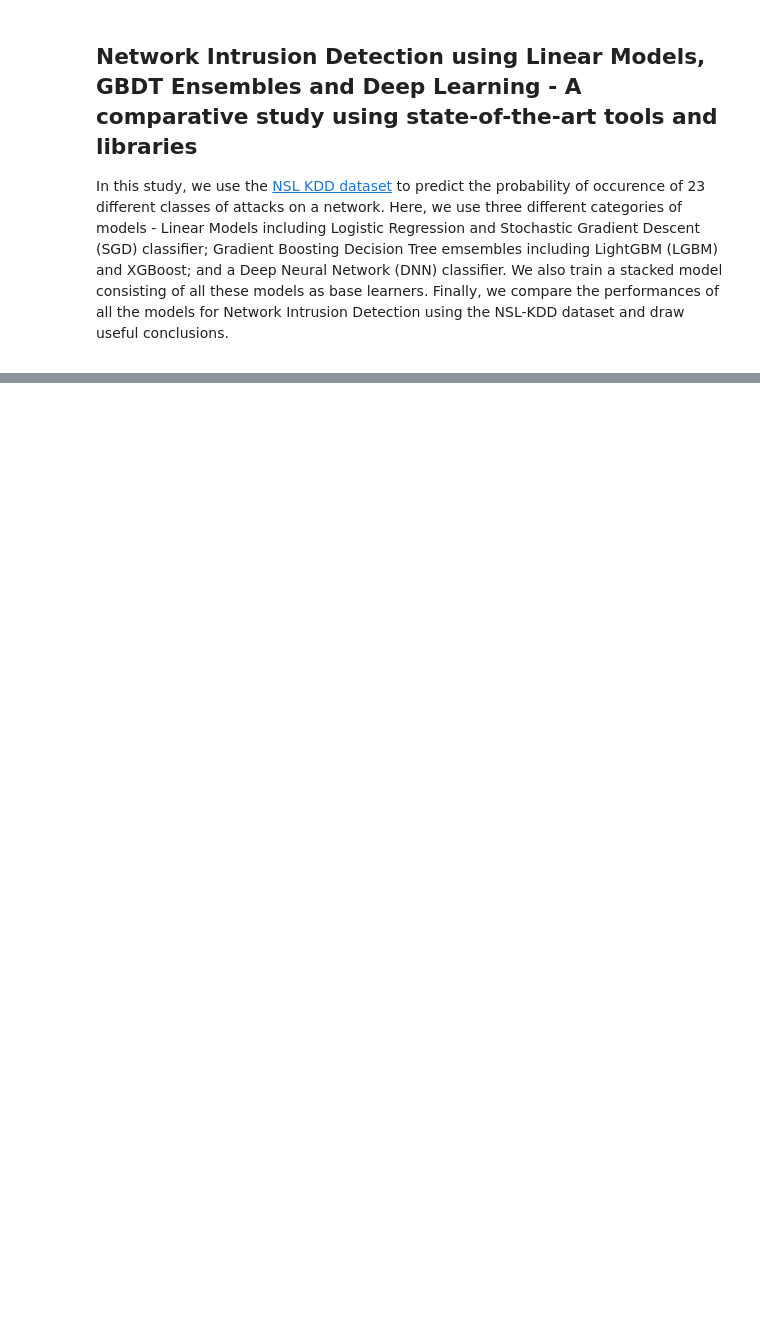
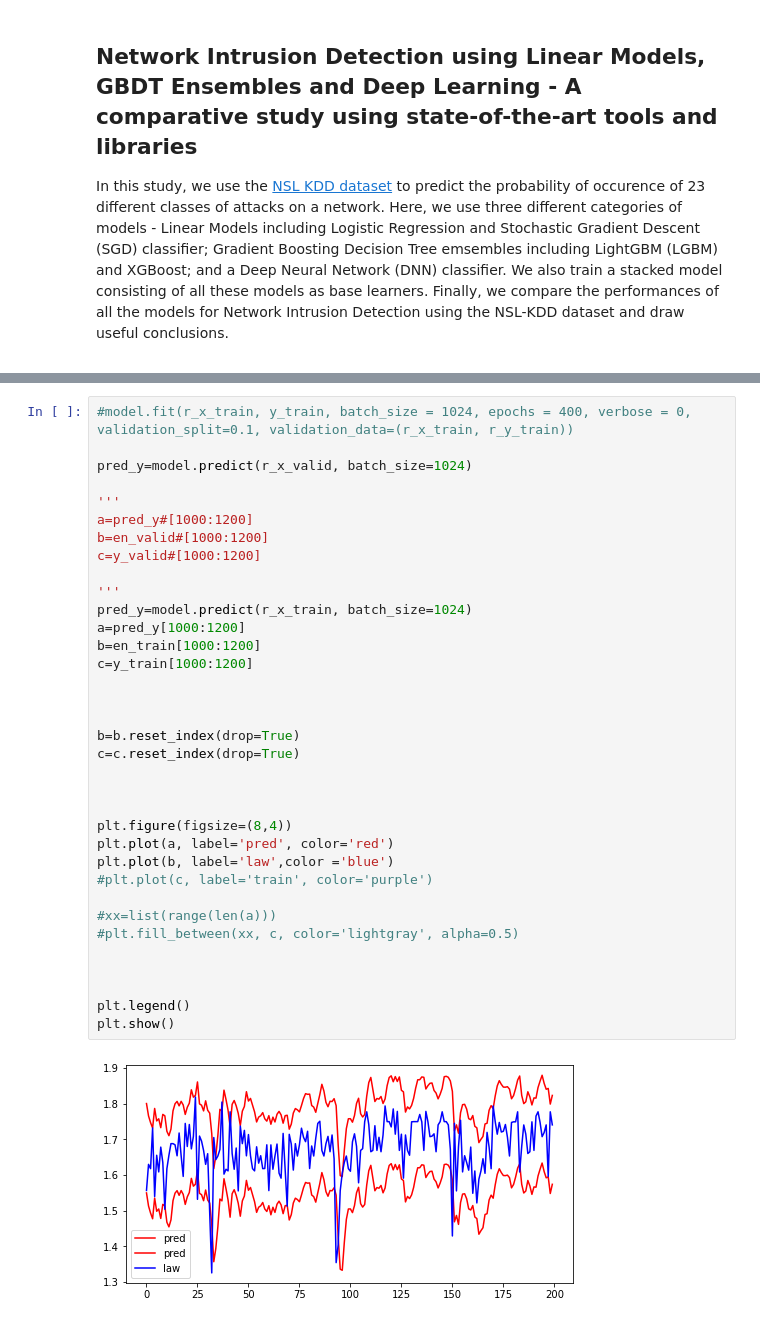
Before and after one commit to zithub00/Entropy_Base_IDS, a Jupyter notebook: entropy.ipynb, the cells around one changed output, grey strips where cells are left out. Drawn from its saved outputs; the diff is of its cells as text; blank space fills up the shorter version.

```diff
--- a/entropy.ipynb
+++ b/entropy.ipynb
@@ -233,0 +365,37 @@ def entropy_average(a,b,c)
+# %%
+#model.fit(r_x_train, y_train, batch_size = 1024, epochs = 400, verbose = 0, validation_split=0.1, validation_data=(r_x_train, r_y_train))
+
+pred_y=model.predict(r_x_valid, batch_size=1024)
+
+'''
+a=pred_y#[1000:1200]
+b=en_valid#[1000:1200]
+c=y_valid#[1000:1200]
+
+'''
+pred_y=model.predict(r_x_train, batch_size=1024)
+a=pred_y[1000:1200]
+b=en_train[1000:1200]
+c=y_train[1000:1200]
+
+
+
+b=b.reset_index(drop=True)
+c=c.reset_index(drop=True)
+
+
+
+plt.figure(figsize=(8,4))
+plt.plot(a, label='pred', color='red')
+plt.plot(b, label='law',color ='blue')
+#plt.plot(c, label='train', color='purple')
+
+#xx=list(range(len(a)))
+#plt.fill_between(xx, c, color='lightgray', alpha=0.5)
+
+
+
+plt.legend()
+plt.show()
+# %% [output]
+[figure, added]
```
Also changed, not shown: parts of 30 cells of this notebook.
